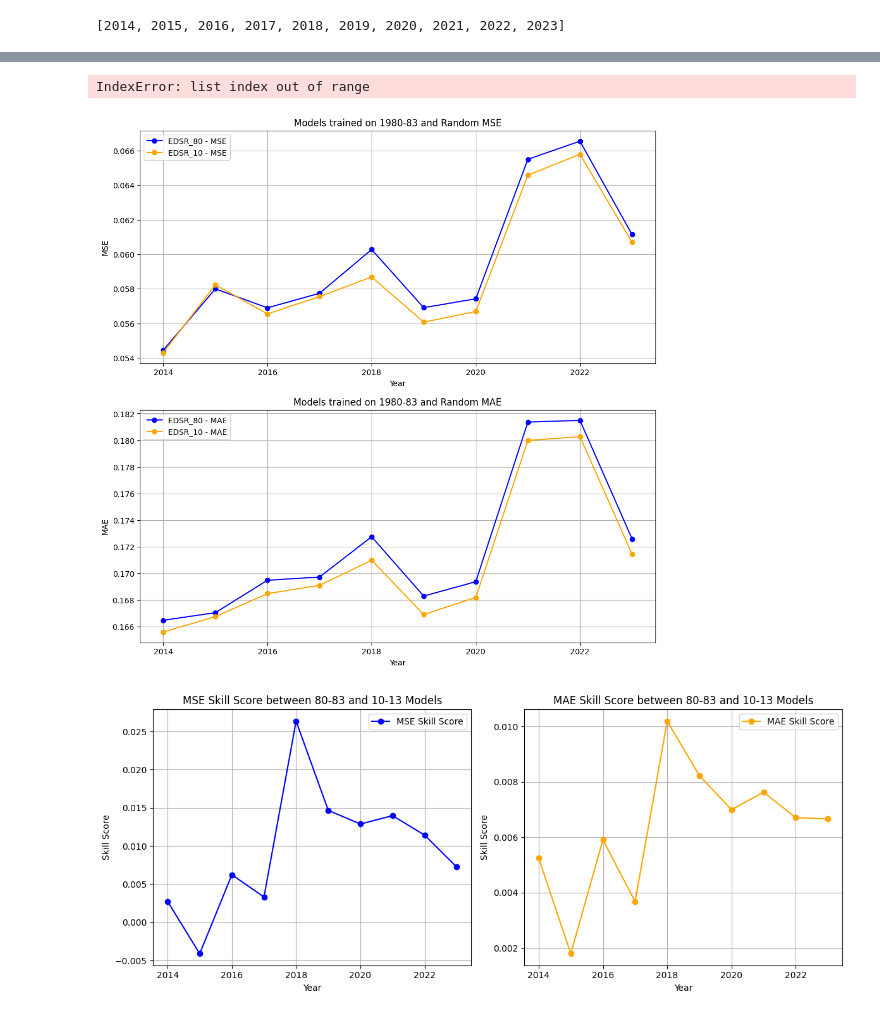
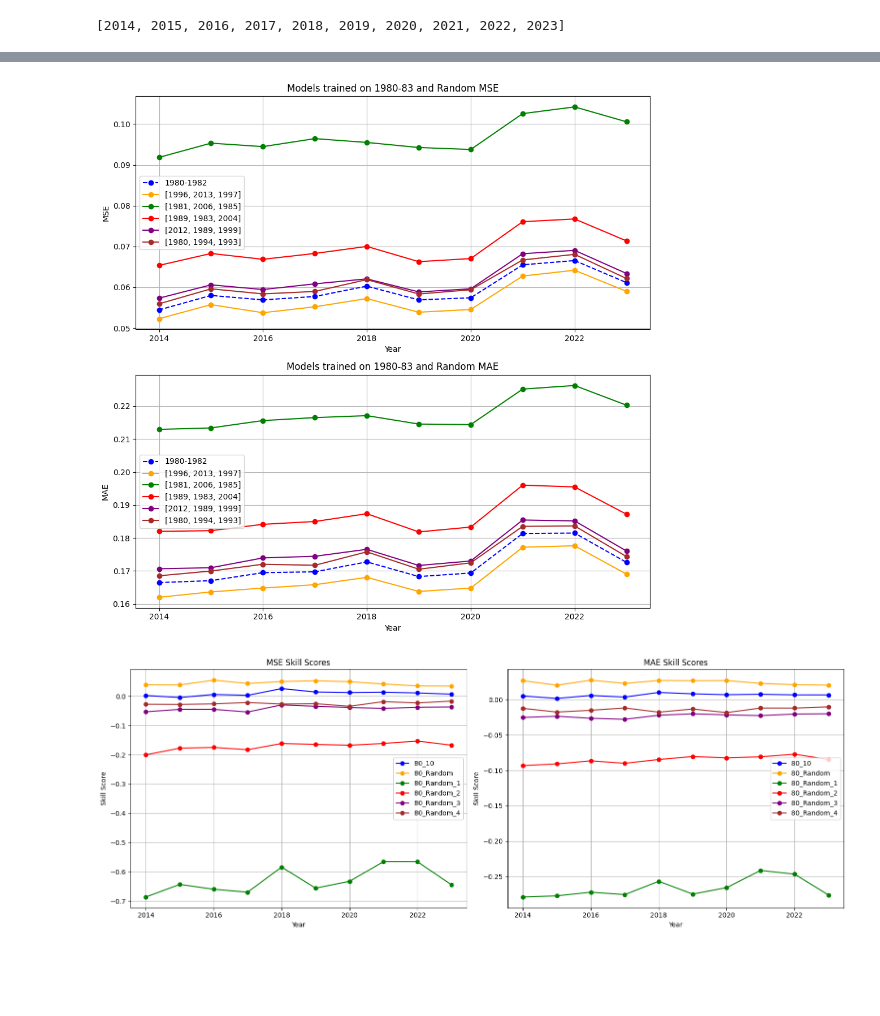
Before and after one commit to UBela/temporal_sr, a Jupyter notebook: notebooks/training_year_comparison.ipynb, the cells around one changed output, grey strips where cells are left out. Drawn from its saved outputs; the diff is of its cells as text; code cells hidden in the pictures; blank space fills up the shorter version.

```diff
--- a/notebooks/training_year_comparison.ipynb
+++ b/notebooks/training_year_comparison.ipynb
@@ -190,0 +213,9 @@ def get_wind_speed_fields(files_dir, scaling_factor, year, normalization_scales,
+# %%
+ws_fields, names = get_wind_speed_fields(files_dir=preds_dir,
+                                        scaling_factor=SCALING_FACTOR,
+                                        year=TEST_YEAR,
+                                        normalization_scales=[scale1, scale2],
+                                        rand_scales=random_scales,
+                                        lr_ws=lr_wind_speeds,
+                                        gt_ws=ground_truth_wind_speeds)
+print(names)
@@ -238,13 +268,18 @@ for year in years:
         _, _, scale2 = get_ground_truth_ws(data_dir=dataset_dir,
                                             train_start=TRAIN_START_2,
                                             train_end=TRAIN_END_2,
+
                                             test_year=year)
-        _,_, random_scale = get_ground_truth_2(data_dir=dataset_dir, train_start=TRAIN_START_1, train_end=TRAIN_END_1, test_year=year)
+
+        random_scales = [scale for _,_,scale in [get_ground_truth_2(dataset_dir, TRAIN_START_1, random_train_years[i], year) for i in range(5)]]
+
+
         lr_wind_speeds = get_low_res_ws(eval_split, SCALING_FACTOR)
         ws_fields, names = get_wind_speed_fields(files_dir=preds_dir,
                                                 scaling_factor=SCALING_FACTOR,
                                                 year=year,
-                                                normalization_scales=[scale1, scale2, random_scale],
+                                                normalization_scales=[scale1, scale2],
+                                                rand_scales=random_scales,
                                                 lr_ws=lr_wind_speeds,
                                                 gt_ws=ground_truth_wind_speeds)
 
@@ -255,5 +290,7 @@ for year in years:
         ws_dict[year]['EDSR_10'] = edsr_10
         ws_dict[year]['EDSR_Random'] = edsr_rand
         ws_dict[year]['Ground Truth'] = ground_truth_wind_speeds
+        for i in range(1,5):
+            ws_dict[year][f'EDSR_Random_{i}'] = ws_fields[names.index(f'EDSR Random {i}')]
 # %%
 def get_metrics_over_time(years):
@@ -314,0 +359,6 @@ plot_metrics_over_time(years, mses, maes)
+# %%
+
+# label based on the random years used for training
+rand_labels = [str(years) for years in random_train_years]
+rand_labels.insert(0, '1980-1982')
+print(rand_labels)
@@ -315,42 +367,49 @@ plot_metrics_over_time(years, mses, maes)
 # %%
 def plot_metrics_over_year_rand(years, mses, maes):
     n_models = len(mses)
-    fig, ax = plt.subplots(2, 1, figsize=(12, 4 * n_models))
-    colors = ['blue', 'orange']
-    for i, model in enumerate('EDSR_80', 'EDSR_Random'):
-        ax[0].plot(years, mses[model], 'o-', label=f"{model} - MSE", color=colors[i])
+    fig, ax = plt.subplots(2, 1, figsize=(10, 10))
+    colors = ['blue', 'orange', 'green', 'red', 'purple', 'brown']
+
+
+    for i, model in enumerate(['EDSR_80', 'EDSR_Random', 'EDSR_Random_1', 'EDSR_Random_2', 'EDSR_Random_3', 'EDSR_Random_4']):
+        if model == 'EDSR_80':
+            #dashed line
+            ax[0].plot(years, mses[model], 'o--', label=rand_labels[i], color=colors[i])
+            ax[1].plot(years, maes[model], 'o--', label=rand_labels[i], color=colors[i])
+        else:
+            ax[0].plot(years, mses[model], 'o-', label=rand_labels[i], color=colors[i])
+            ax[1].plot(years, maes[model], 'o-', label=rand_labels[i], color=colors[i])
+
         ax[0].set_title(f'Models trained on 1980-83 and Random MSE')
         ax[0].set_xlabel('Year')
         ax[0].set_ylabel('MSE')
         ax[0].legend()
         ax[0].grid(True)
 
-        ax[1].plot(years, maes[model], 'o-', label=f"{model} - MAE", color=colors[i])
         ax[1].set_title(f'Models trained on 1980-83 and Random MAE')
         ax[1].set_xlabel('Year')
         ax[1].set_ylabel('MAE')
         ax[1].legend()
         ax[1].grid(True)
 
     plt.tight_layout()
     plt.show()
 plot_metrics_over_year_rand(years, mses, maes)
 # %% [output]
-IndexError: list index out of range
-[figure, old version]
+[figure, new version]
 # %%
 def plot_skill_scores(years, mse_skill_scores, mae_skill_scores):
-    fig, ax = plt.subplots(1, 2, figsize=(12, 6))
-    colors = ['blue', 'orange']
+    fig, ax = plt.subplots(1, 2, figsize=(16, 6))
+    colors = ['blue', 'orange', 'green', 'red', 'purple', 'brown']
     for i, score in enumerate(mse_skill_scores):
-        ax[0].plot(years, mse_skill_scores[score], 'o-', label=f"{score} - MSE Skill Score", color=colors[i])
+        ax[0].plot(years, mse_skill_scores[score], 'o-', label=f"{score}", color=colors[i])
         ax[0].set_title('MSE Skill Scores')
         ax[0].set_xlabel('Year')
         ax[0].set_ylabel('Skill Score')
         ax[0].legend()
         ax[0].grid(True)
 
-        ax[1].plot(years, mae_skill_scores[score], 'o-', label=f"{score} - MAE Skill Score", color=colors[i])
+        ax[1].plot(years, mae_skill_scores[score], 'o-', label=f"{score}", color=colors[i])
         ax[1].set_title('MAE Skill Scores')
         ax[1].set_xlabel('Year')
         ax[1].set_ylabel('Skill Score')
@@ -362,4 +421,4 @@ def plot_skill_scores(years, mse_skill_scores, mae_skill_scores):
 
 plot_skill_scores(years, mse_skill_scores, mae_skill_scores)
 # %% [output]
-[figure, old version]
+[figure, new version]
```
Also changed, not shown: parts of 8 cells of this notebook, 5 other files.
